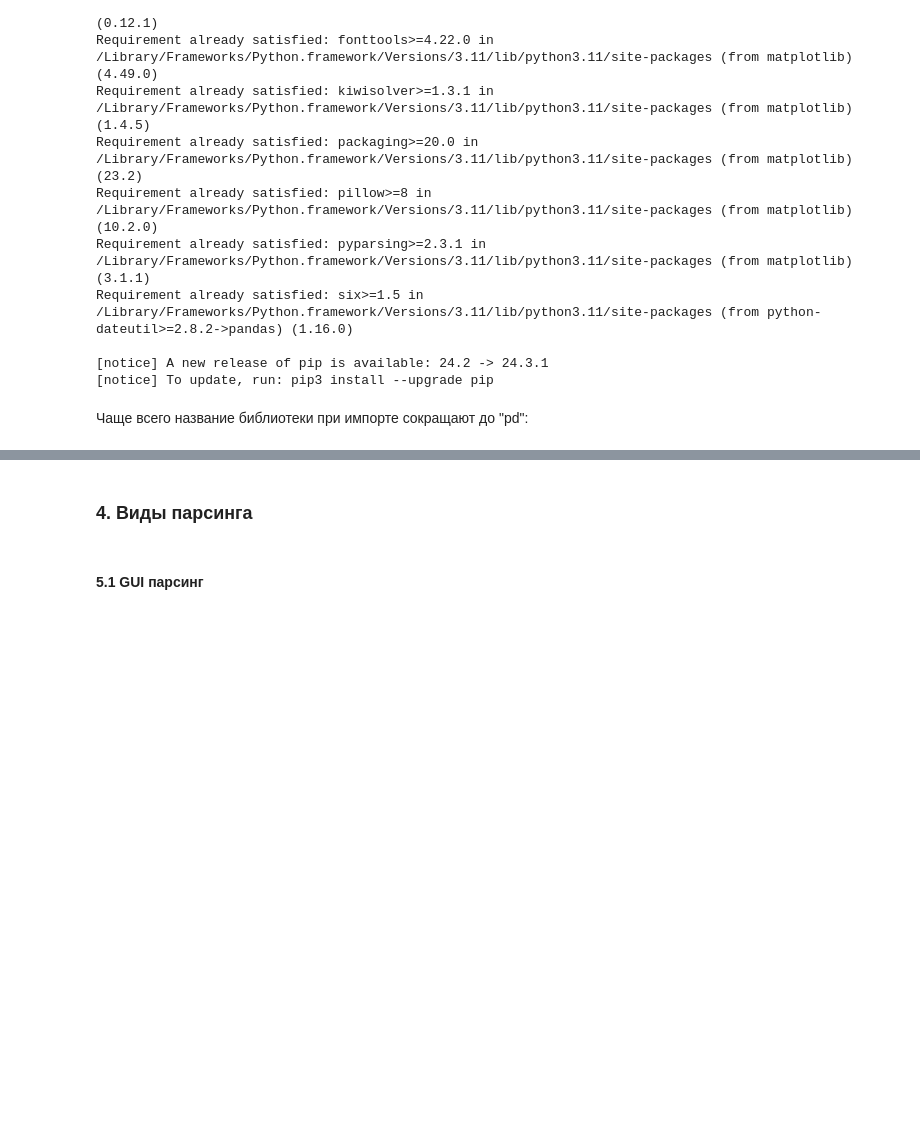
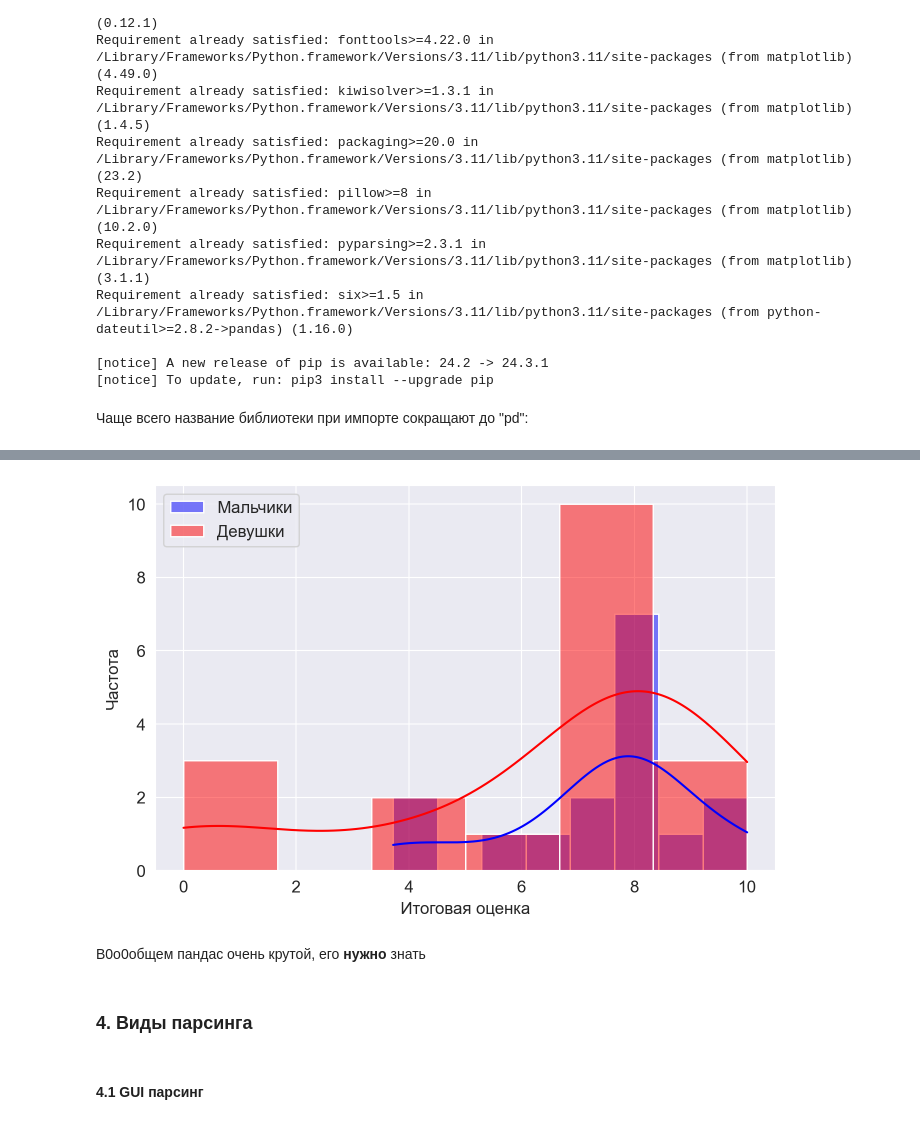
Before and after one commit to goffkiril/research_seminar_css_2024_2025, a Jupyter notebook: seminar_code/scraping/main.ipynb, the cells around one changed output, grey strips where cells are left out. Saved outputs shown, nothing was run; the diff lists cells and outputs as text; code cells hidden in the pictures; blank space fills up the shorter version.

```diff
--- a/seminar_code/scraping/main.ipynb
+++ b/seminar_code/scraping/main.ipynb
@@ -43,6 +333,22 @@ import pandas as pd
+# %%
+male_data = df[df['Гендер'] == 'M']['Итоговая оценка']
+female_data = df[df['Гендер'] == 'F']['Итоговая оценка']
+
+sns.histplot(male_data, kde=True, color='blue', label='Мальчики')
+sns.histplot(female_data, kde=True, color='red', label='Девушки')
+
+plt.legend()
+plt.xlabel('Итоговая оценка')
+plt.ylabel('Частота')
+
+plt.show()
+# %% [output]
+[figure, added]
+# %% [markdown]
+В0о0общем пандас очень крутой, его **нужно** знать
 # %% [markdown]
 ### 4. Виды парсинга
 # %% [markdown]
-#### 5.1 GUI парсинг
+#### 4.1 GUI парсинг
 # %%
 import selenium
```
Also changed, not shown: parts of 39 cells of this notebook, 2 other files.
